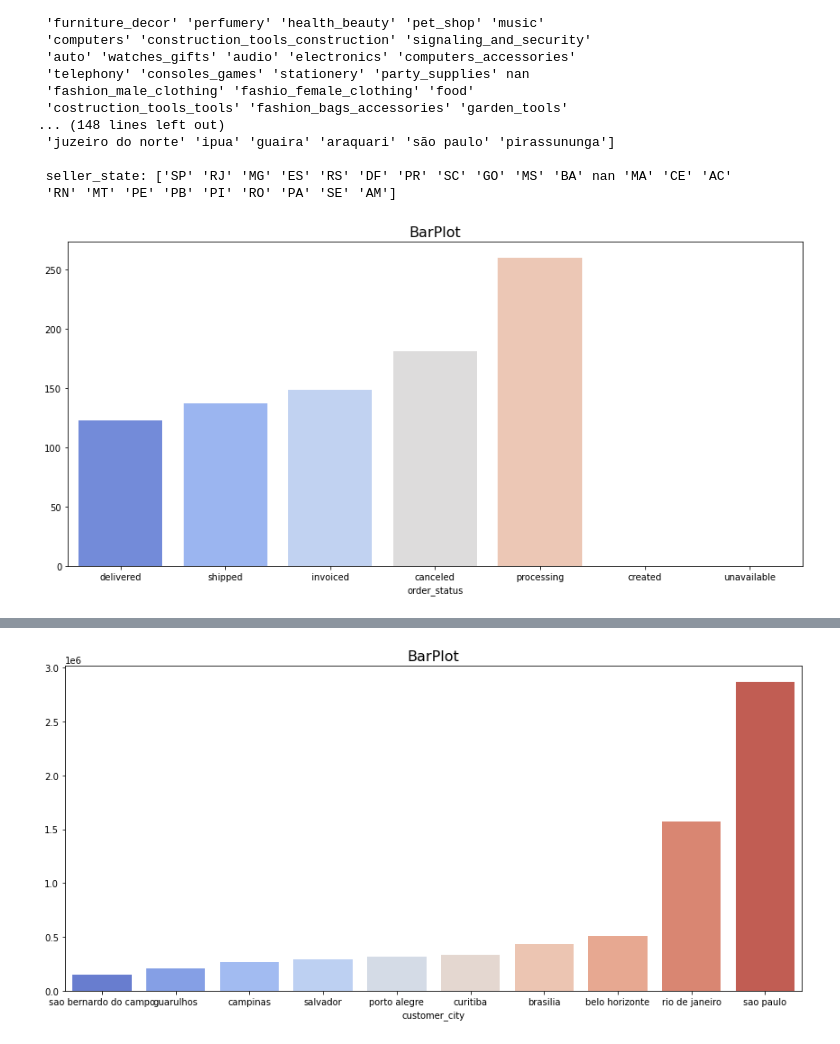
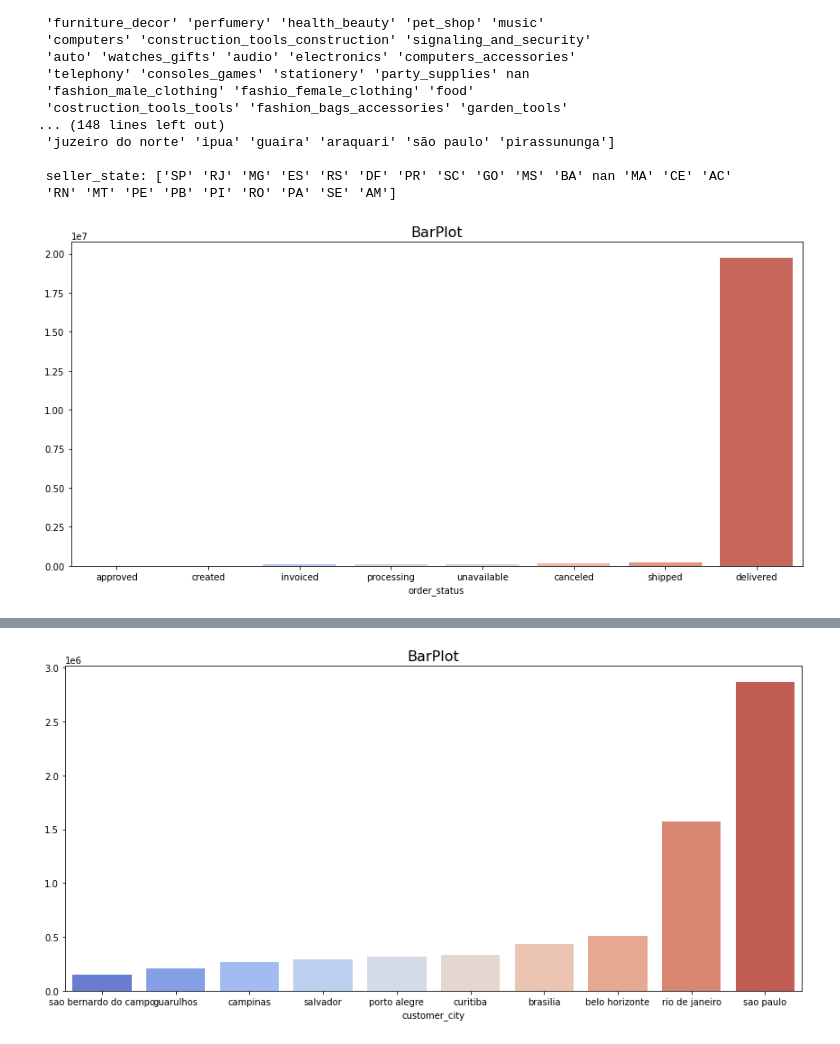
Before and after one commit to Faroja/Final-Project-Sementara, a Jupyter notebook: Finpro.ipynb, the cells around one changed output, grey strips where cells are left out. Cells and saved outputs as stored; diff of their text form; code cells hidden in the pictures.

```diff
--- a/Finpro.ipynb
+++ b/Finpro.ipynb
@@ -71,3 +72,10 @@ columns=['product_name_lenght',
 # %%
 # Data Sample untuk waktu komputasi lebih cepat
 df_sample = df.sample(10000)
+# %%
+# Change to Datetime
+df['order_purchase_date']=pd.to_datetime(df['order_purchase_timestamp'])
+# %%
+df['order_purchase_date'] = df['order_purchase_date'].dt.strftime('%Y-%m-%d')
+df['order_purchase_date'] = pd.to_datetime(df['order_purchase_date'])
+df['order_purchase_date']
@@ -156,11 +191,11 @@ for i in cat_features:
  'RN' 'MT' 'PE' 'PB' 'PI' 'RO' 'PA' 'SE' 'AM']
 # %%
 plt.figure(figsize=(12, 6))
-df_price_cat = df_sample.groupby('order_status')['price'].mean().sort_values()
+df_price_cat = df.groupby('order_status')['payment_value'].sum().sort_values()
 pal = sns.color_palette('coolwarm', len(df_price_cat))
 sns.barplot(x=df_price_cat.index, y=df_price_cat.values, palette=pal)
 plt.title('BarPlot', size=16)
 plt.tight_layout()
 plt.show()
 # %% [output]
-[figure, old version]
+[figure, new version]
```
Also changed, not shown: parts of 19 cells of this notebook.
